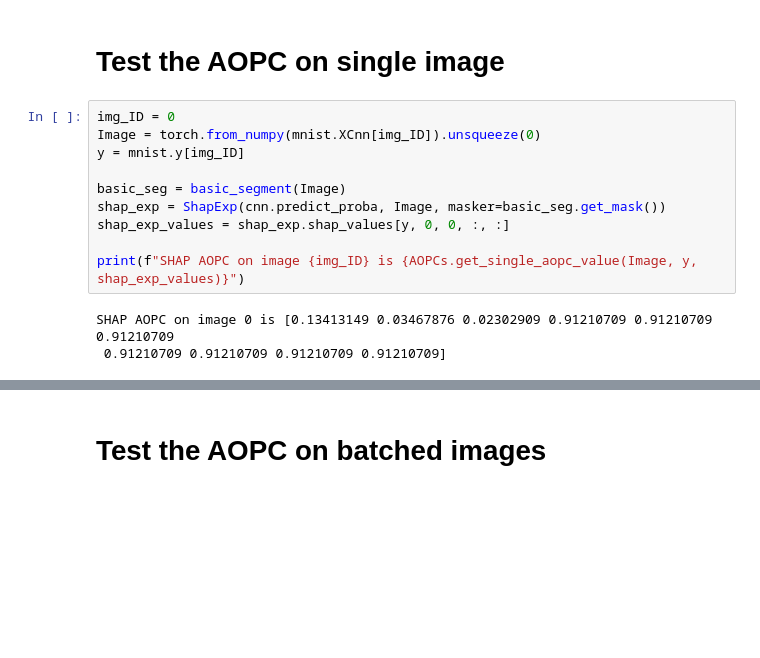
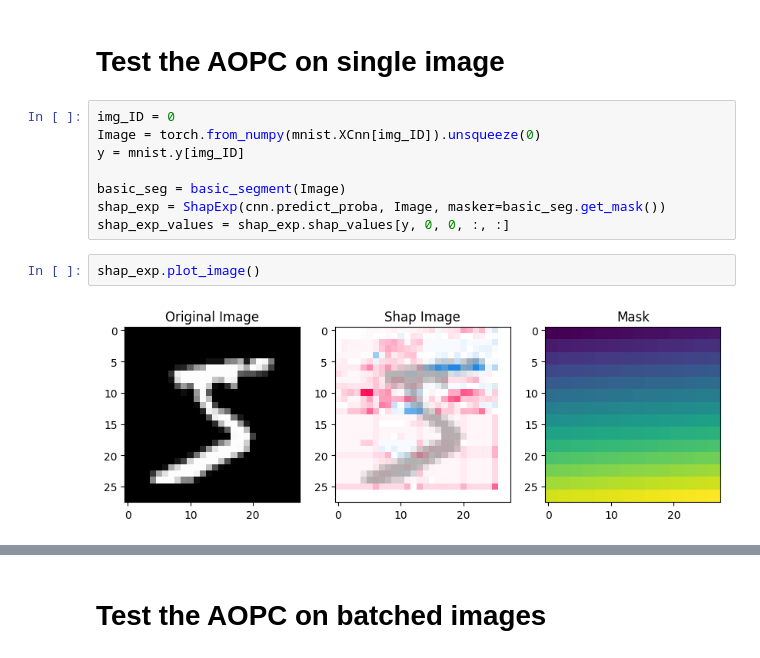
Before and after one commit to Shaun-Z/BHEM, a Jupyter notebook: utils/aopc.ipynb, the cells around one changed output, grey strips where cells are left out. Saved outputs shown, nothing was run; the diff lists cells and outputs as text; blank space fills up the shorter version.

```diff
--- a/utils/aopc.ipynb
+++ b/utils/aopc.ipynb
@@ -36,8 +36,7 @@ y = mnist.y[img_ID]
 basic_seg = basic_segment(Image)
 shap_exp = ShapExp(cnn.predict_proba, Image, masker=basic_seg.get_mask())
 shap_exp_values = shap_exp.shap_values[y, 0, 0, :, :]
-
-print(f"SHAP AOPC on image {img_ID} is {AOPCs.get_single_aopc_value(Image, y, shap_exp_values)}")
-# %% [output]
-SHAP AOPC on image 0 is [0.13413149 0.03467876 0.02302909 0.91210709 0.91210709 0.91210709
- 0.91210709 0.91210709 0.91210709 0.91210709]
+# %%
+shap_exp.plot_image()
+# %% [output]
+[figure, added]
```
Also changed, not shown: parts of 2 cells of this notebook, 2 other files.
